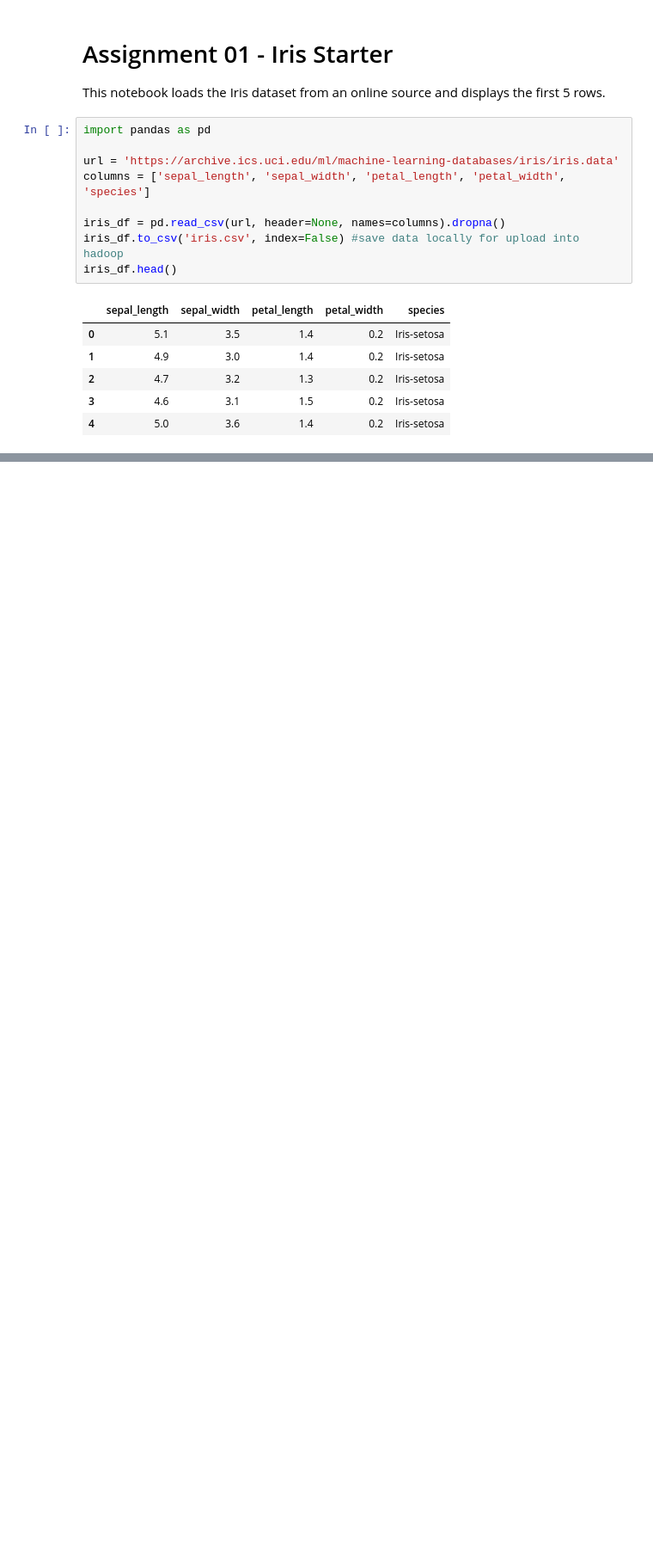
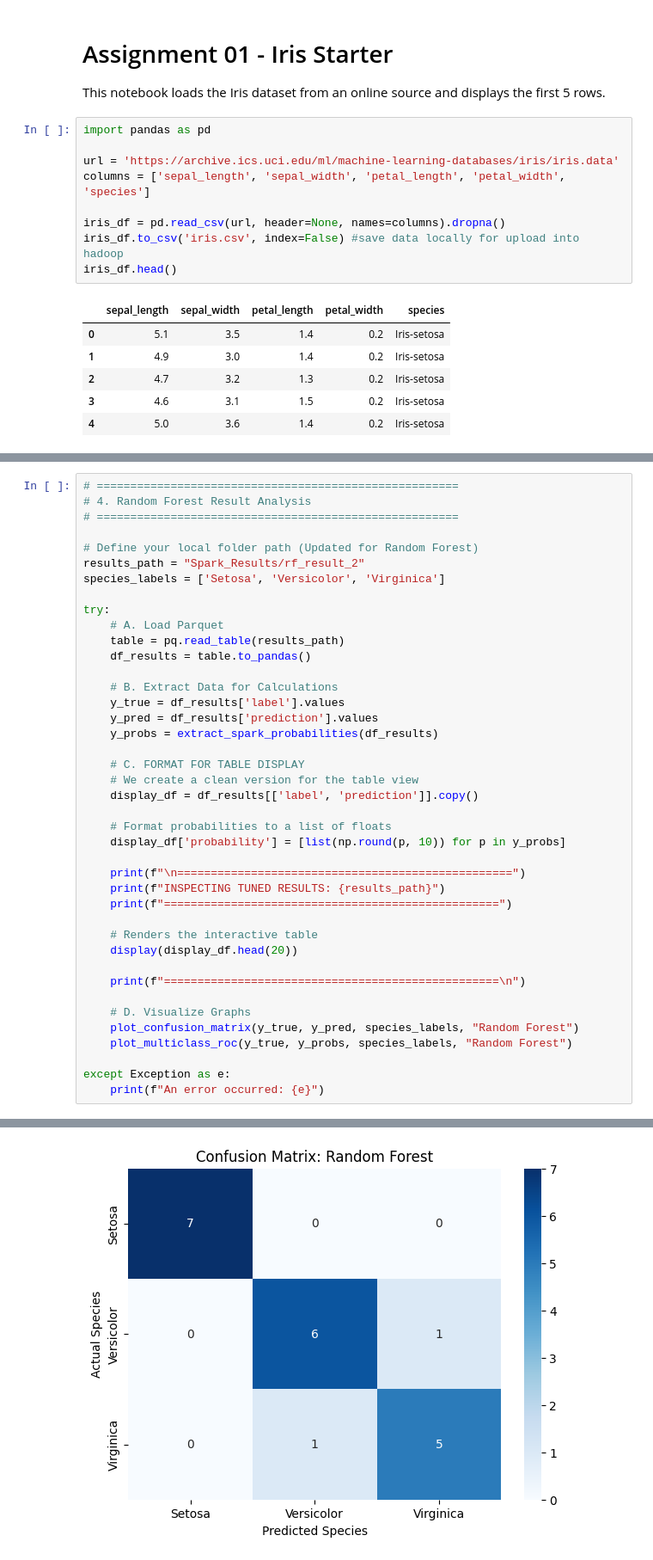
Before and after one commit to muzaffarizamuddin/P166246_Iris_Spark_STQD6324, a Jupyter notebook: Assignment01_Iris_Starter.ipynb, the cells around one changed output, grey strips where cells are left out. Shown at 86% size. Cells and saved outputs as stored; diff of their text form; blank space fills up the shorter version.

```diff
--- a/Assignment01_Iris_Starter.ipynb
+++ b/Assignment01_Iris_Starter.ipynb
@@ -20,0 +415,42 @@ iris_df.head()
+# %%
+# ======================================================
+# 4. Random Forest Result Analysis
+# ======================================================
+
+# Define your local folder path (Updated for Random Forest)
+results_path = "Spark_Results/rf_result_2"
+species_labels = ['Setosa', 'Versicolor', 'Virginica']
+
+try:
+    # A. Load Parquet
+    table = pq.read_table(results_path)
+    df_results = table.to_pandas()
+
+    # B. Extract Data for Calculations
+    y_true = df_results['label'].values
+    y_pred = df_results['prediction'].values
+    y_probs = extract_spark_probabilities(df_results)
+
+    # C. FORMAT FOR TABLE DISPLAY
+    # We create a clean version for the table view
+    display_df = df_results[['label', 'prediction']].copy()
+
+    # Format probabilities to a list of floats
+    display_df['probability'] = [list(np.round(p, 10)) for p in y_probs]
+
+    print(f"\n==================================================")
+    print(f"INSPECTING TUNED RESULTS: {results_path}")
+    print(f"==================================================")
+
+    # Renders the interactive table
+    display(display_df.head(20))
+
+    print(f"==================================================\n")
+
+    # D. Visualize Graphs
+    plot_confusion_matrix(y_true, y_pred, species_labels, "Random Forest")
+    plot_multiclass_roc(y_true, y_probs, species_labels, "Random Forest")
+
+except Exception as e:
+    print(f"An error occurred: {e}")
+# %% [output]
@@ -20,0 +478 @@ iris_df.head()
+[figure, added]
```
Also changed, not shown: parts of 12 cells of this notebook, 38 other files.
